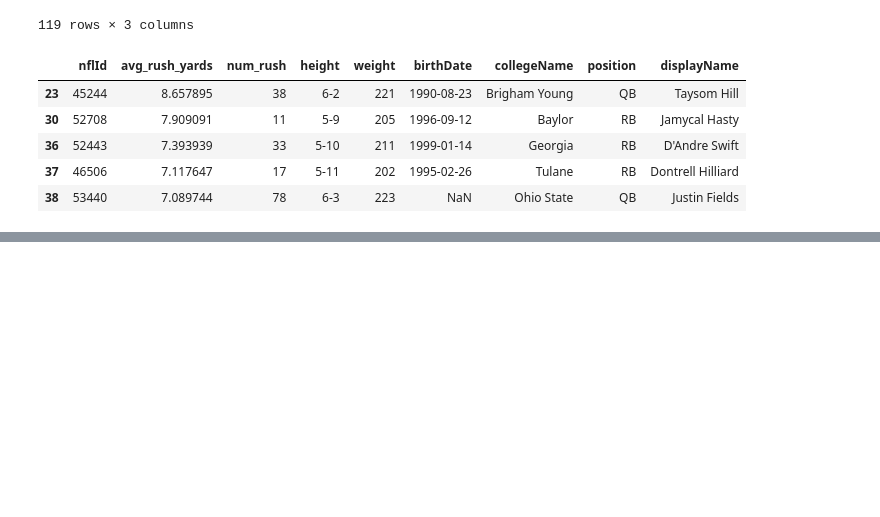
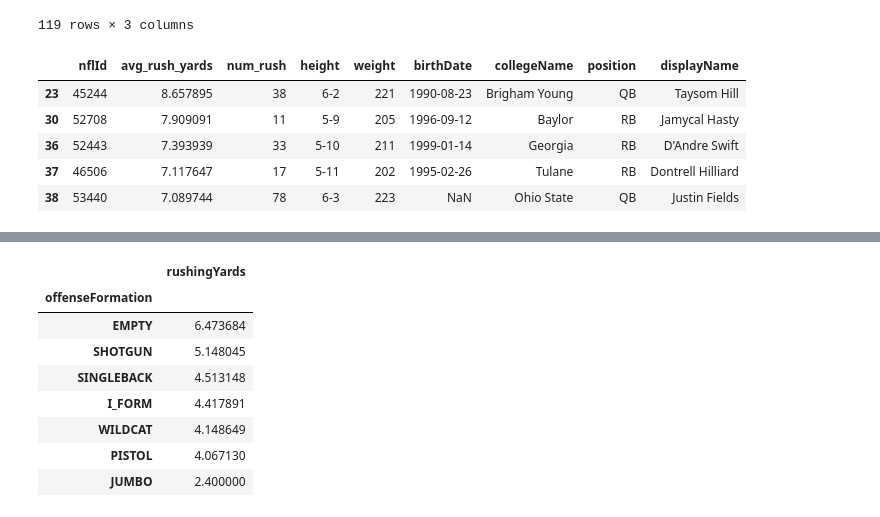
Before and after one commit to lanvu301/NFL-Big-Data-Bowl, a Jupyter notebook: script.ipynb, the cells around one changed output, grey strips where cells are left out. Saved outputs shown, nothing was run; the diff lists cells and outputs as text; code cells hidden in the pictures; blank space fills up the shorter version.

```diff
--- a/script.ipynb
+++ b/script.ipynb
@@ -338,0 +368,12 @@ rush_data
+# %%
+rush_data[['offenseFormation','rushingYards']].groupby(['offenseFormation']).mean().sort_values(by='rushingYards',ascending=False)
+# %% [output]
+|  | rushingYards |
+| offenseFormation |  |
+| EMPTY | 6.473684 |
+| SHOTGUN | 5.148045 |
+| SINGLEBACK | 4.513148 |
+| I_FORM | 4.417891 |
+| WILDCAT | 4.148649 |
+| PISTOL | 4.067130 |
+| JUMBO | 2.400000 |
```
Also changed, not shown: parts of 7 cells of this notebook.
